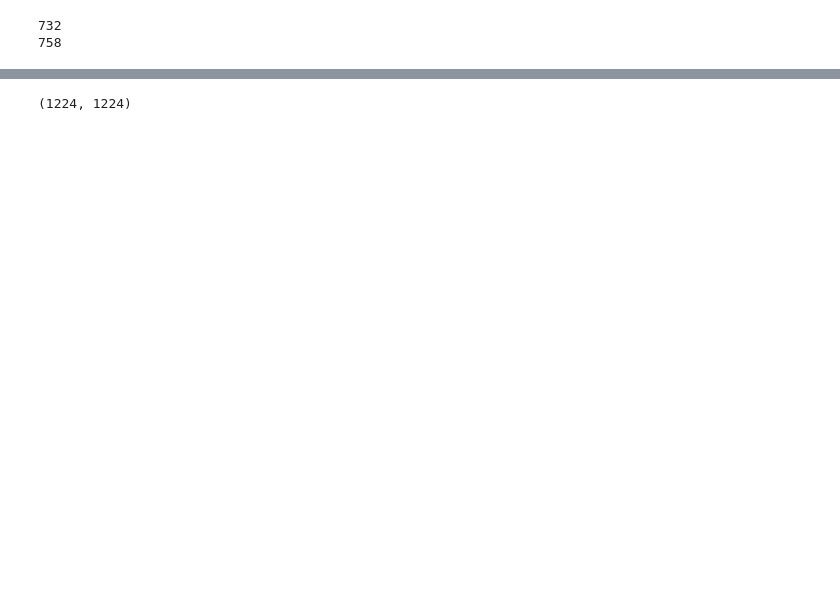
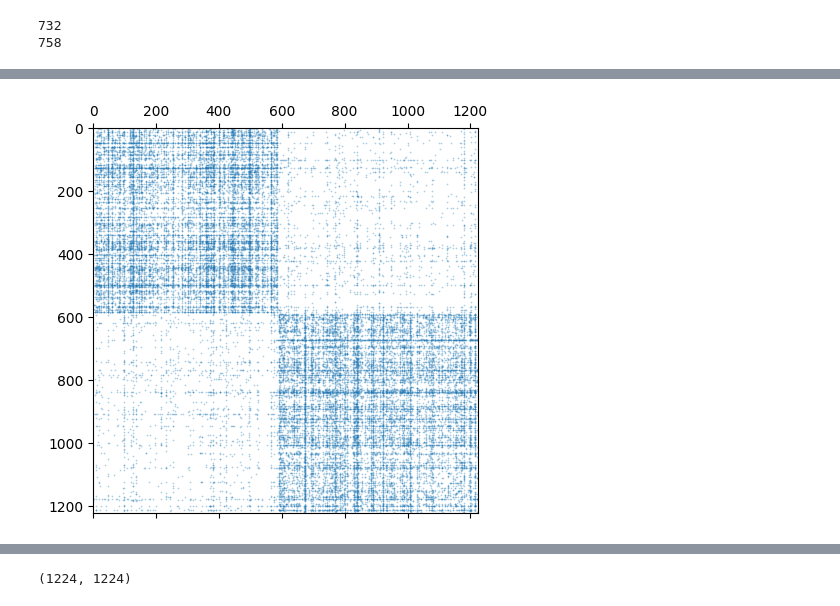
Before and after one commit to dufourc1/pygraphon, a Jupyter notebook: experiments/nb_pictures.ipynb, the cells around one changed output, grey strips where cells are left out. Drawn from its saved outputs; the diff is of its cells as text; code cells hidden in the pictures; blank space fills up the shorter version.

```diff
--- a/experiments/nb_pictures.ipynb
+++ b/experiments/nb_pictures.ipynb
@@ -241,0 +324,5 @@ spy(reordered_A)
+# %%
+spy(A, marker_size=0.1)
+plt.show()
+# %% [output]
+[figure, added]
```
Also changed, not shown: parts of 27 cells of this notebook, 1 other file.
